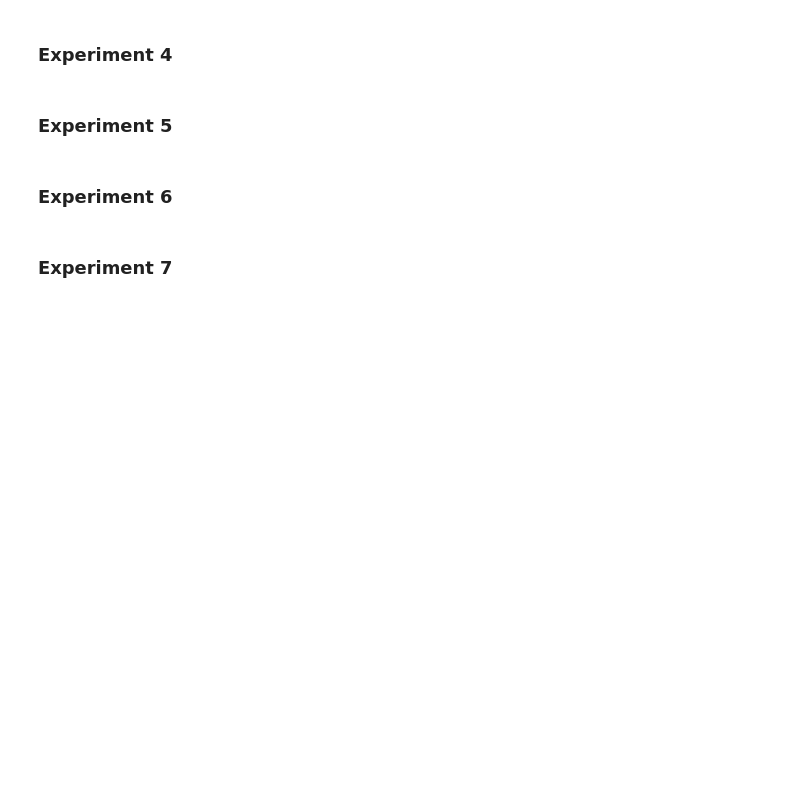
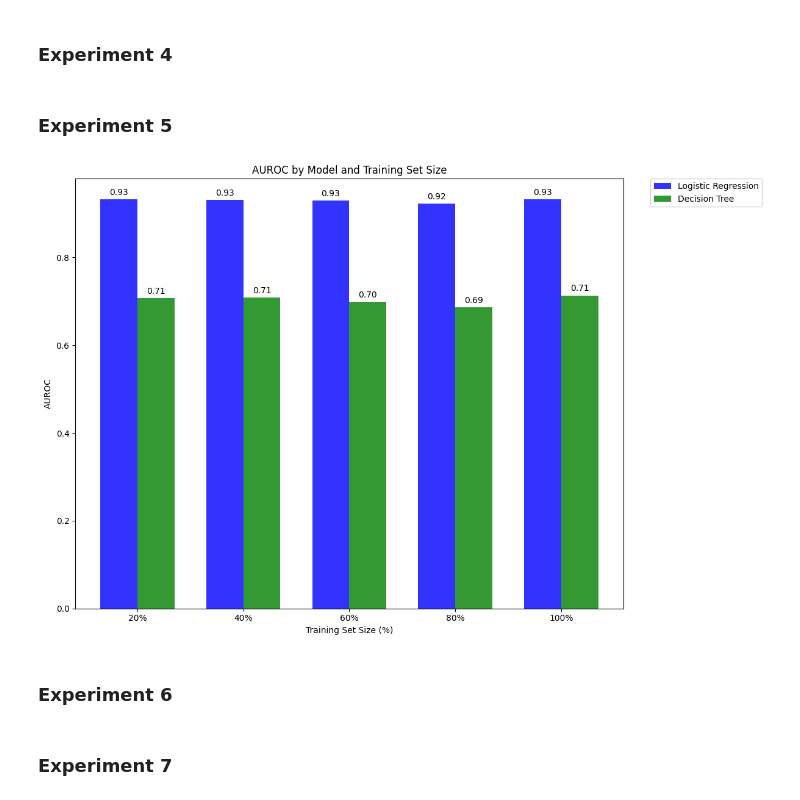
Before and after one commit to ben-jamming/COMP-551, a Jupyter notebook: Assignment-2/data_processing.ipynb, the cells around one changed output. Cells and saved outputs as stored; diff of their text form; code cells hidden in the pictures; blank space fills up the shorter version.

Commit message:
Add experiment 5

```diff
--- a/Assignment-2/data_processing.ipynb
+++ b/Assignment-2/data_processing.ipynb
@@ -415,16 +447,43 @@ def experiment_four():
 # %% [markdown]
 ### Experiment 5 ###
 # %%
-def experiment_five():
+def experiment_five(X_train, y_train, X_test, y_test, top_indices):
     """
-    Plot and compare the accuracy of the two models as a function of the
-    size of dataset by controlling the training size
+    Plot and compare the AUROC of DT and LogisticRegression as a function of the
+    size of the dataset by controlling the training size.
 
-    For example, you can randomly select 20%, 40%, 60% and 80% of the available
+    Randomly select 20%, 40%, 60%, and 80% of the available
     training data and train your model on this subset and evaluate the trained
     model on the held-out test set.
     """
-    pass
+    log_model = CustomLogisticRegression(learning_rate=0.01, epsilon=1e-5, max_iters=1e4)
+    dt_model = DecisionTreeClassifier()
+    results = {}  # Ex: '20%': (auroc_log, auroc_dt)
+
+    for i in range(20, 101, 20):
+        if i < 100:
+            _, X_train_sub, _, y_train_sub = train_test_split(X_train, y_train, train_size=i/100, stratify=y_train)
+        else:
+            X_train_sub = X_train
+            y_train_sub = y_train
+
+        log_model.fit(X_train_sub, y_train_sub)
+        dt_model.fit(X_train_sub, y_train_sub)
+
+        y_pred_prob_test_log = log_model.predict(X_test)
+        y_pred_prob_test_dt = dt_model.predict_proba(X_test)[:, 1]
+
+        auroc_log = auc(*roc_curve(y_test, y_pred_prob_test_log)[:2])
+        auroc_dt = auc(*roc_curve(y_test, y_pred_prob_test_dt)[:2])
+
+        results[f'{i}%'] = (auroc_log, auroc_dt)
+
+    # Plotting the results
+    plot_imdb_data_auroc(results)
+
+experiment_five(X_train_filtered, y_train_binary, X_test_filtered, y_test_binary, top_indices)
+# %% [output]
+[figure, added]
 # %% [markdown]
 ### Experiment 6 ###
 # %%
```
Also changed, not shown: parts of 4 cells of this notebook.
